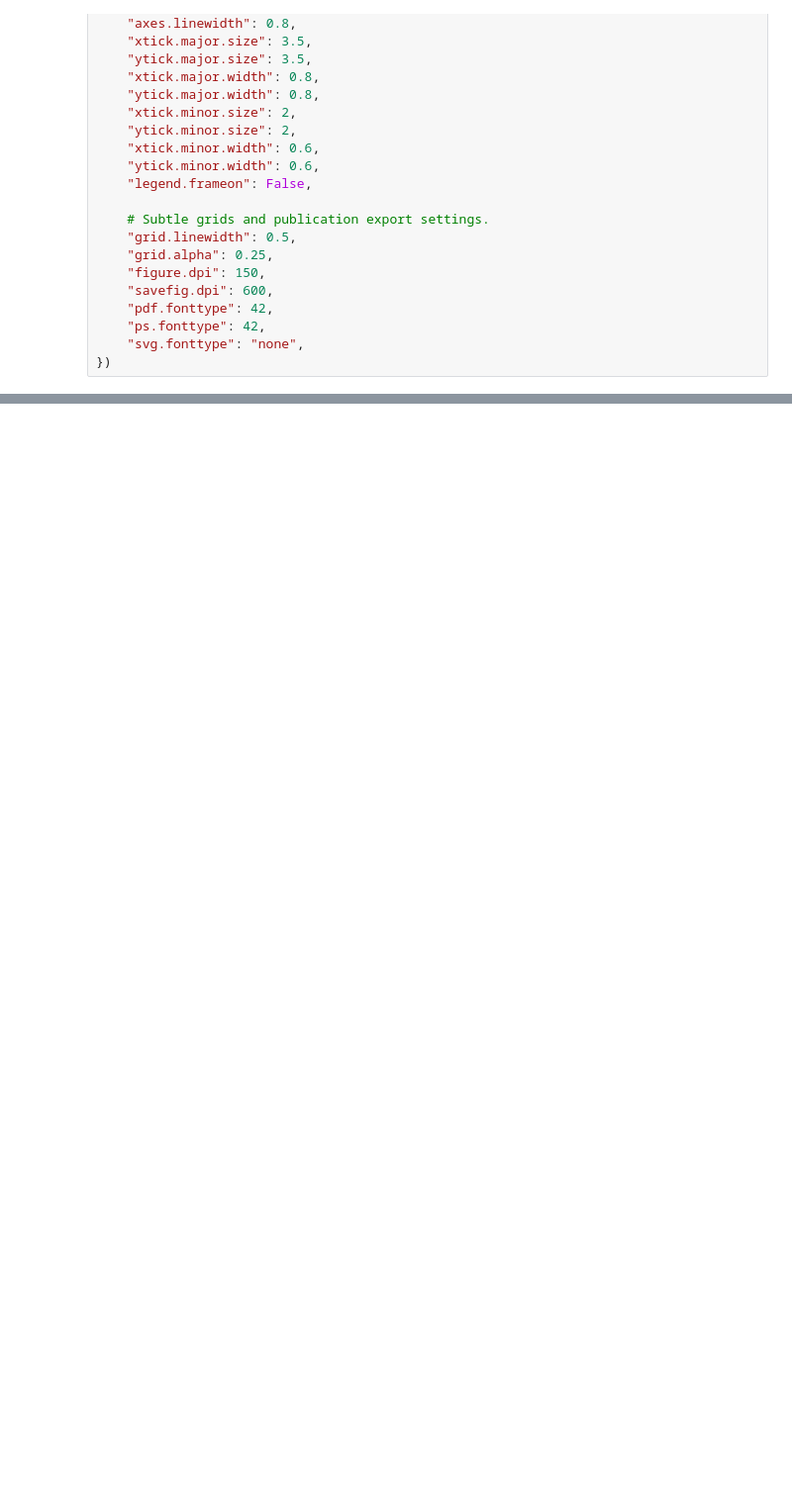
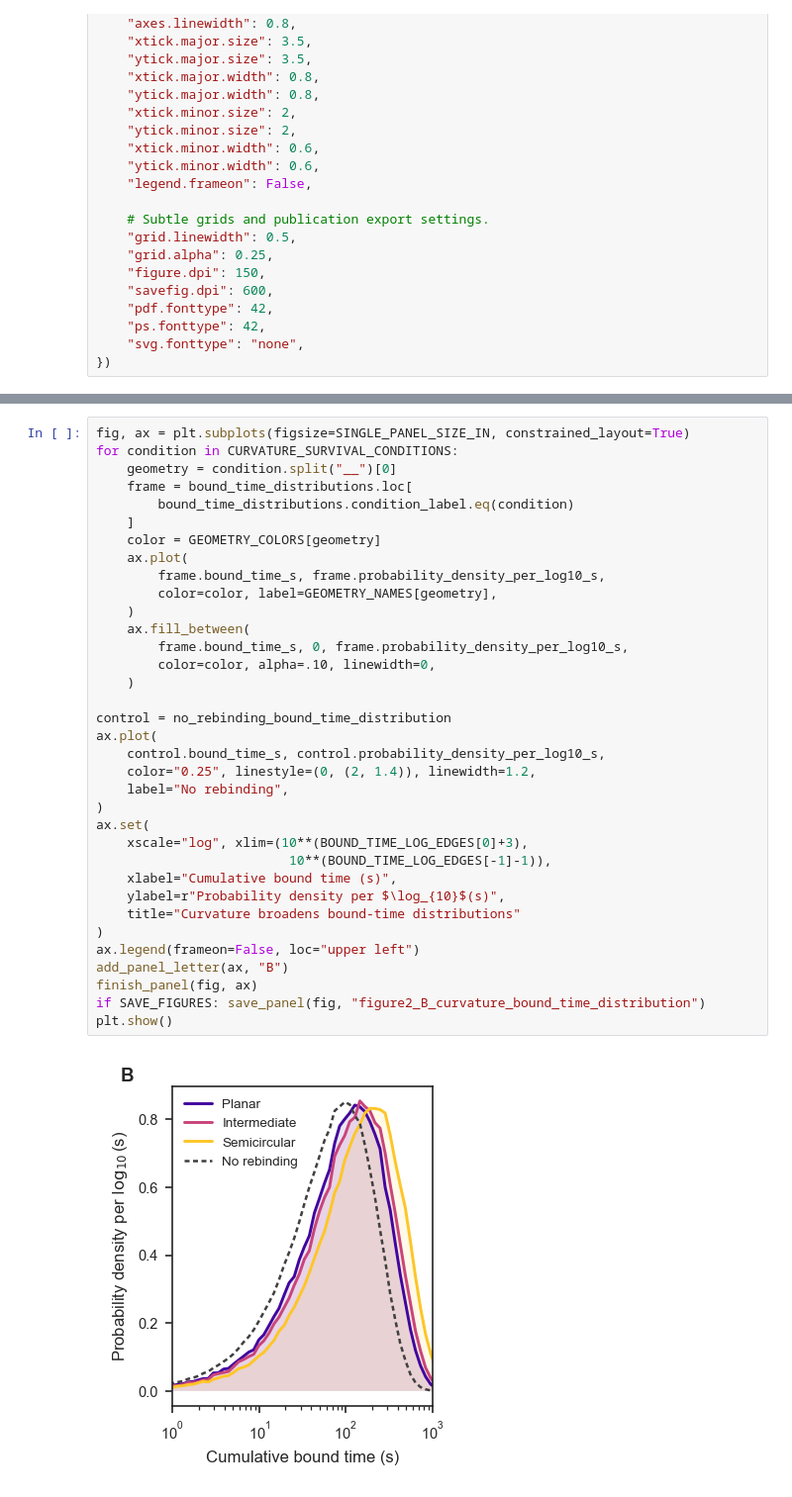
Before and after one commit to ryanneff1/SensorModeling, a Jupyter notebook: analysis_tools/analyze_manuscript_figure2_rebinding_affinity.ipynb, the cells around one changed output, grey strips where cells are left out. Shown at 99% size. Drawn from its saved outputs; the diff is of its cells as text; blank space fills up the shorter version.

```diff
--- a/analysis_tools/analyze_manuscript_figure2_rebinding_affinity.ipynb
+++ b/analysis_tools/analyze_manuscript_figure2_rebinding_affinity.ipynb
@@ -485,0 +387,37 @@ if SAVE_FIGURES:
+# %%
+fig, ax = plt.subplots(figsize=SINGLE_PANEL_SIZE_IN, constrained_layout=True)
+for condition in CURVATURE_SURVIVAL_CONDITIONS:
+    geometry = condition.split("__")[0]
+    frame = bound_time_distributions.loc[
+        bound_time_distributions.condition_label.eq(condition)
+    ]
+    color = GEOMETRY_COLORS[geometry]
+    ax.plot(
+        frame.bound_time_s, frame.probability_density_per_log10_s,
+        color=color, label=GEOMETRY_NAMES[geometry],
+    )
+    ax.fill_between(
+        frame.bound_time_s, 0, frame.probability_density_per_log10_s,
+        color=color, alpha=.10, linewidth=0,
+    )
+
+control = no_rebinding_bound_time_distribution
+ax.plot(
+    control.bound_time_s, control.probability_density_per_log10_s,
+    color="0.25", linestyle=(0, (2, 1.4)), linewidth=1.2,
+    label="No rebinding",
+)
+ax.set(
+    xscale="log", xlim=(10**(BOUND_TIME_LOG_EDGES[0]+3),
+                         10**(BOUND_TIME_LOG_EDGES[-1]-1)),
+    xlabel="Cumulative bound time (s)",
+    ylabel=r"Probability density per $\log_{10}$(s)",
+    title="Curvature broadens bound-time distributions"
+)
+ax.legend(frameon=False, loc="upper left")
+add_panel_letter(ax, "B")
+finish_panel(fig, ax)
+if SAVE_FIGURES: save_panel(fig, "figure2_B_curvature_bound_time_distribution")
+plt.show()
+# %% [output]
+[figure, added]
```
Also changed, not shown: parts of 58 cells of this notebook, 17 other files.
